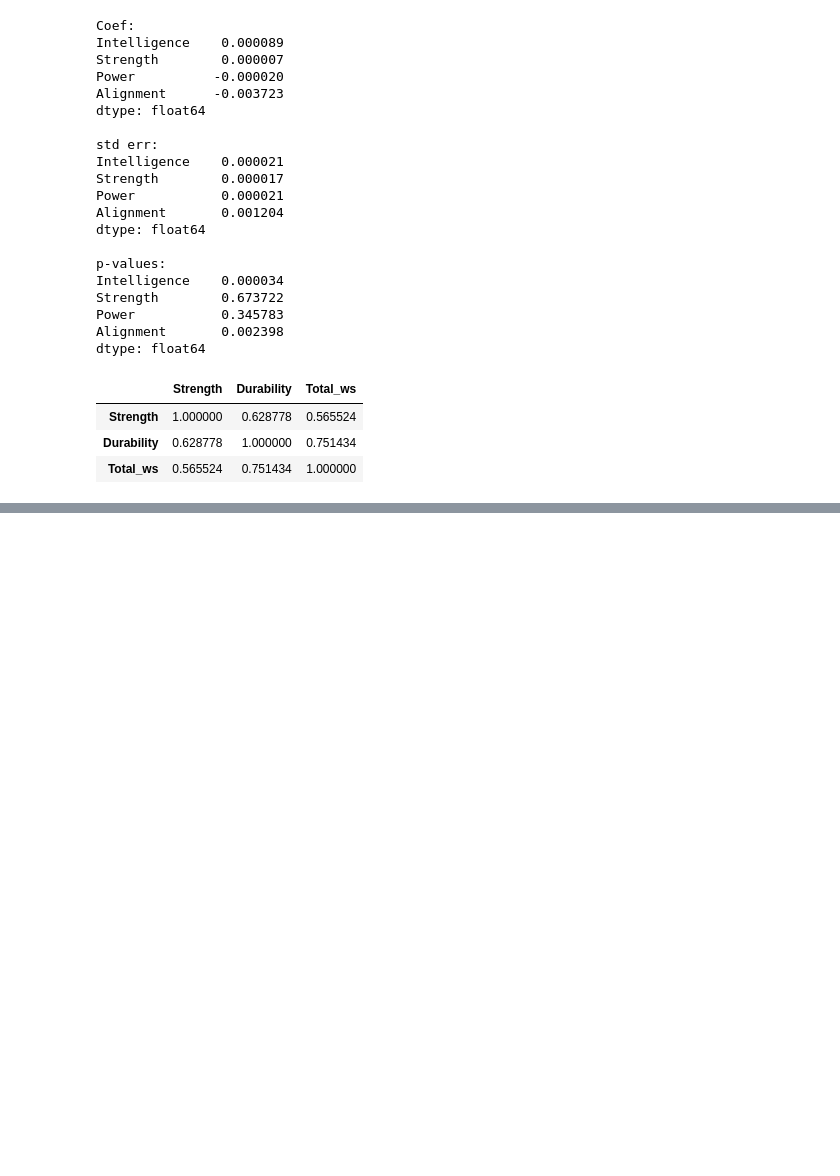
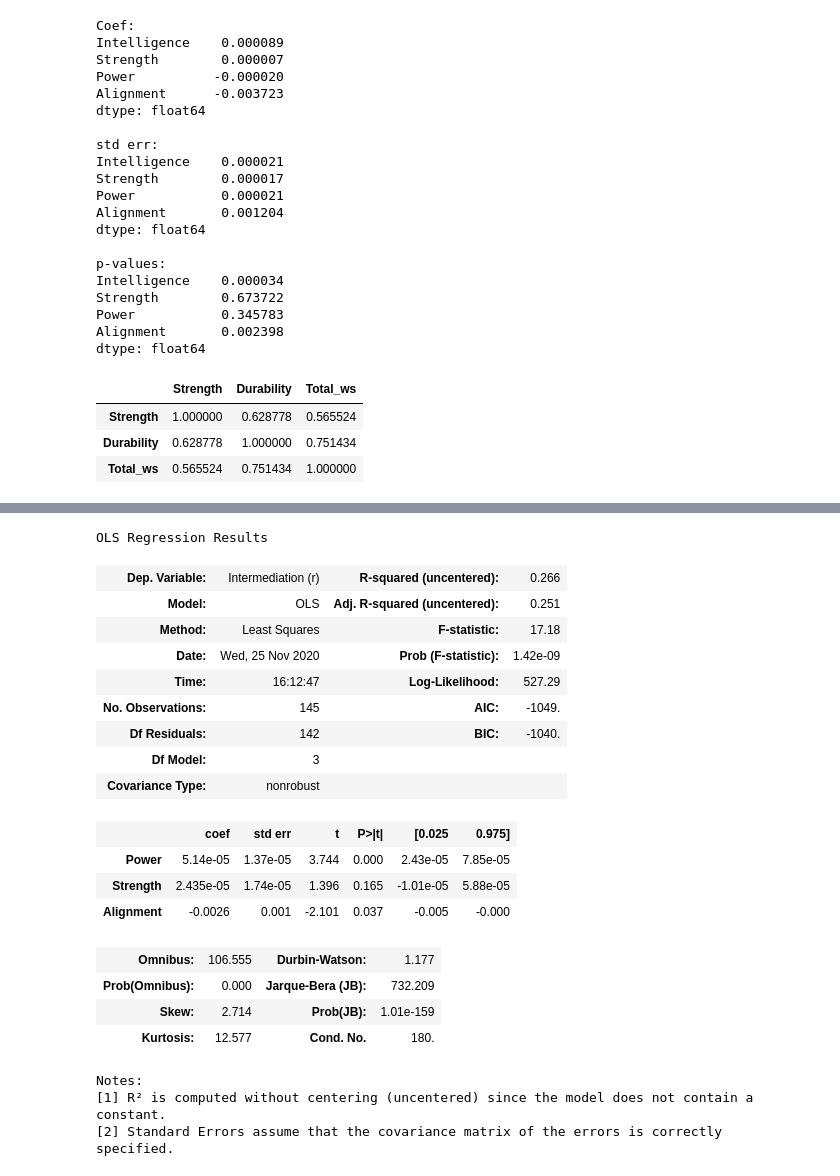
Before and after one commit to Pellizzon/MarvelRedesSociais, a Jupyter notebook: allCharacters_thres30/analise.ipynb, the cells around one changed output, grey strips where cells are left out. Saved outputs shown, nothing was run; the diff lists cells and outputs as text; code cells hidden in the pictures; blank space fills up the shorter version.

```diff
--- a/allCharacters_thres30/analise.ipynb
+++ b/allCharacters_thres30/analise.ipynb
@@ -148,0 +156,26 @@ semi_df.sort_values(by='Intermediation (r)', ascending=True).head(50)
+# %%
+model = sm.OLS(semi_df['Intermediation (r)'], semi_df[['Power', 'Strength', 'Alignment']])
+result = model.fit()
+result.summary()
+# %% [output]
+OLS Regression Results
+| Dep. Variable: | Intermediation (r) | R-squared (uncentered): | 0.266 |
+| Model: | OLS | Adj. R-squared (uncentered): | 0.251 |
+| Method: | Least Squares | F-statistic: | 17.18 |
+| Date: | Wed, 25 Nov 2020 | Prob (F-statistic): | 1.42e-09 |
+| Time: | 16:12:47 | Log-Likelihood: | 527.29 |
+| No. Observations: | 145 | AIC: | -1049. |
+| Df Residuals: | 142 | BIC: | -1040. |
+| Df Model: | 3 |  |  |
+| Covariance Type: | nonrobust |  |  |
+|  | coef | std err | t | P>|t| | [0.025 | 0.975] |
+| Power | 5.14e-05 | 1.37e-05 | 3.744 | 0.000 | 2.43e-05 | 7.85e-05 |
+| Strength | 2.435e-05 | 1.74e-05 | 1.396 | 0.165 | -1.01e-05 | 5.88e-05 |
+| Alignment | -0.0026 | 0.001 | -2.101 | 0.037 | -0.005 | -0.000 |
+| Omnibus: | 106.555 | Durbin-Watson: | 1.177 |
+| Prob(Omnibus): | 0.000 | Jarque-Bera (JB): | 732.209 |
+| Skew: | 2.714 | Prob(JB): | 1.01e-159 |
+| Kurtosis: | 12.577 | Cond. No. | 180. |
+Notes:
+[1] R² is computed without centering (uncentered) since the model does not contain a constant.
+[2] Standard Errors assume that the covariance matrix of the errors is correctly specified.
```
Also changed, not shown: parts of 5 cells of this notebook, 2 other files.
